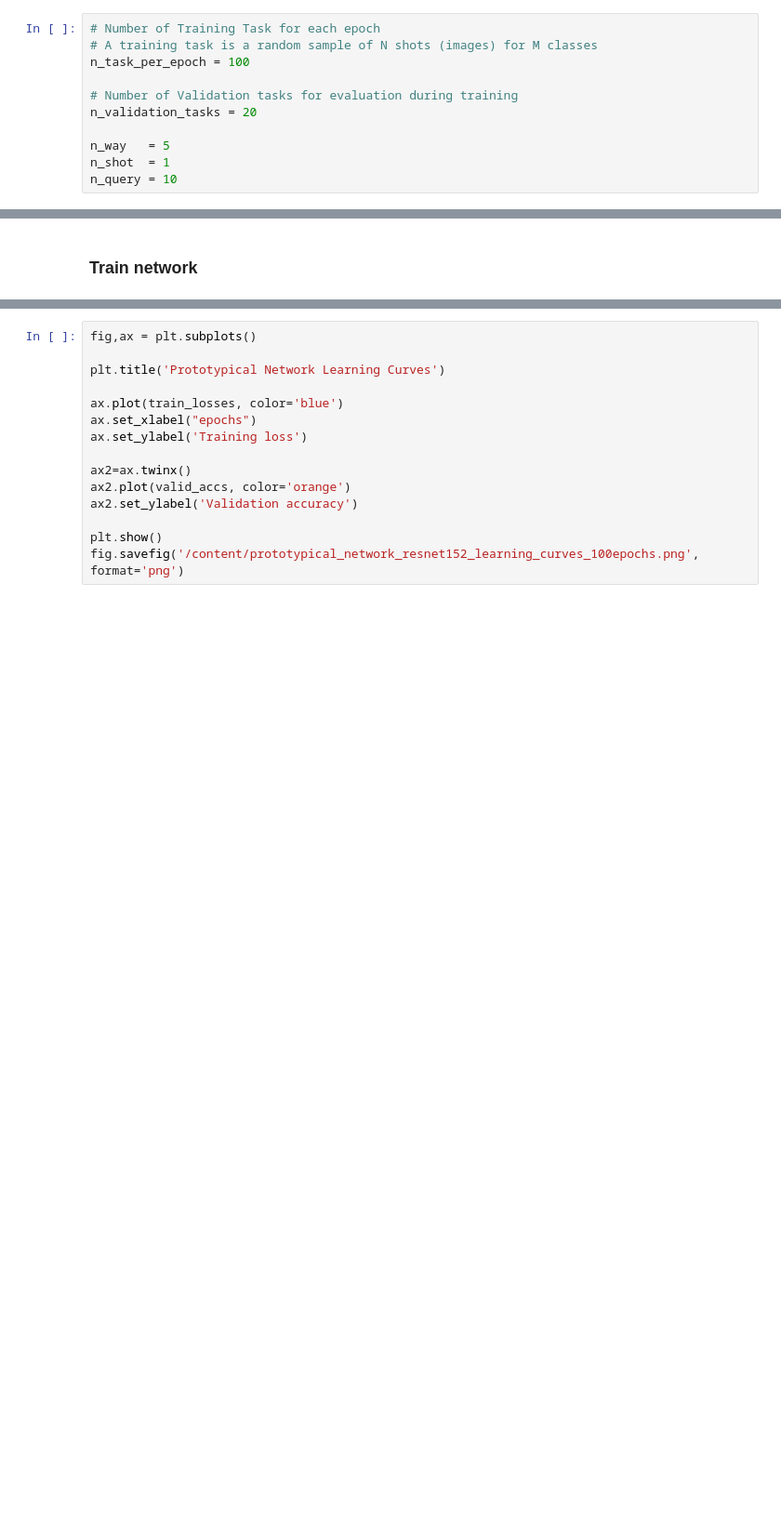
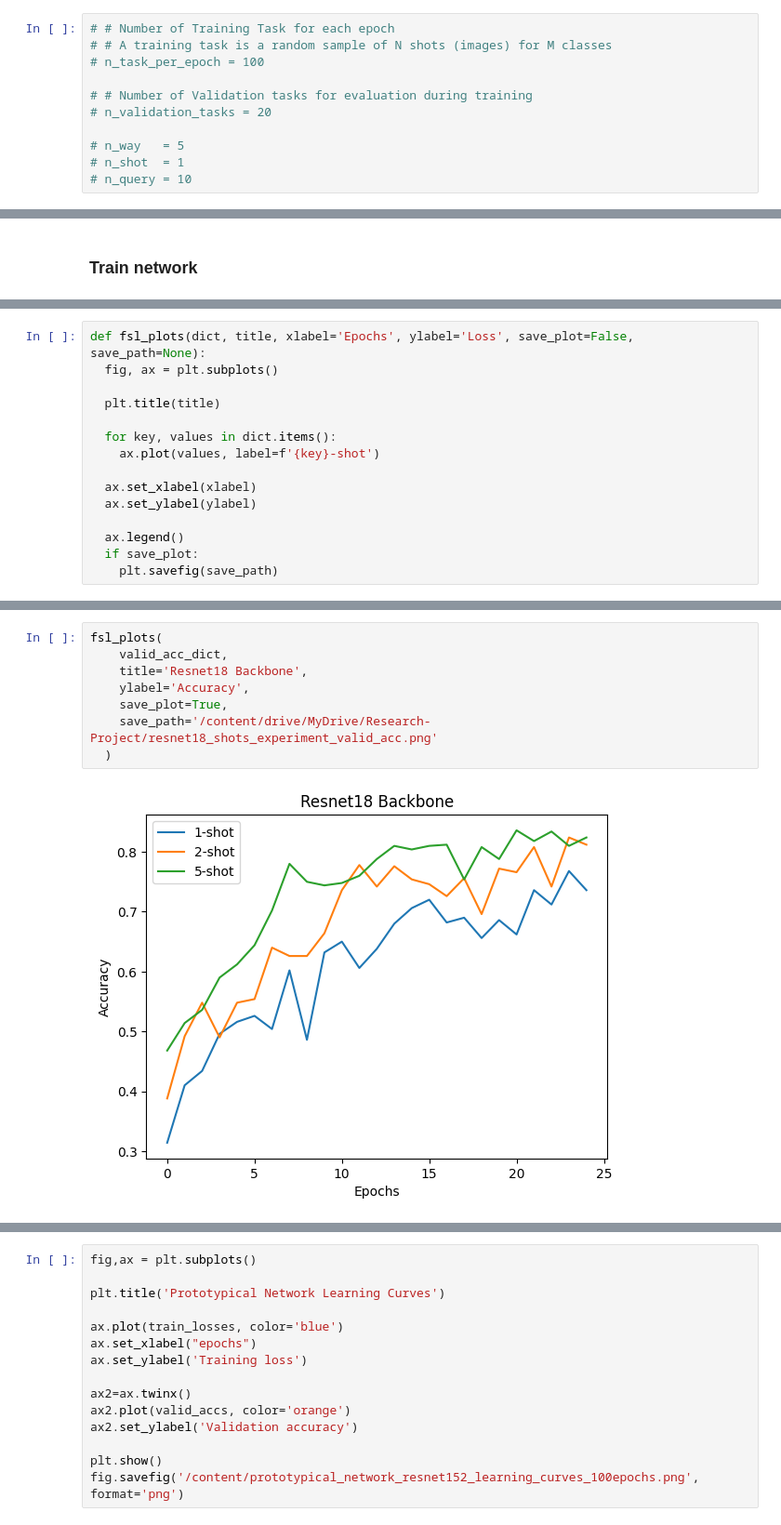
Before and after one commit to jwells52/creating-ai-enabled-systems, a Jupyter notebook: Research Project/notebooks/FSL_training.ipynb, the cells around one changed output, grey strips where cells are left out. Shown at 93% size. Saved outputs shown, nothing was run; the diff lists cells and outputs as text; blank space fills up the shorter version.

```diff
--- a/Research Project/notebooks/FSL_training.ipynb
+++ b/Research Project/notebooks/FSL_training.ipynb
@@ -125,14 +138,14 @@ valid_set = HumpbackWhaleDataset(
 # plt.imshow(next(iter(train_set))[0].permute(1, 2, 0).numpy())
 # plt.imshow(next(iter(valid_set))[0].permute(1, 2, 0).numpy())
 # %%
-# Number of Training Task for each epoch
-# A training task is a random sample of N shots (images) for M classes
-n_task_per_epoch = 100
+# # Number of Training Task for each epoch
+# # A training task is a random sample of N shots (images) for M classes
+# n_task_per_epoch = 100
 
-# Number of Validation tasks for evaluation during training
-n_validation_tasks = 20
+# # Number of Validation tasks for evaluation during training
+# n_validation_tasks = 20
 
-n_way   = 5
-n_shot  = 1
-n_query = 10
+# n_way   = 5
+# n_shot  = 1
+# n_query = 10
 # %%
@@ -180,0 +246,15 @@ train_losses, valid_accs = train_fsl(
+# %%
+def fsl_plots(dict, title, xlabel='Epochs', ylabel='Loss', save_plot=False, save_path=None):
+  fig, ax = plt.subplots()
+
+  plt.title(title)
+
+  for key, values in dict.items():
+    ax.plot(values, label=f'{key}-shot')
+
+  ax.set_xlabel(xlabel)
+  ax.set_ylabel(ylabel)
+
+  ax.legend()
+  if save_plot:
+    plt.savefig(save_path)
@@ -180,0 +264,10 @@ train_losses, valid_accs = train_fsl(
+# %%
+fsl_plots(
+    valid_acc_dict,
+    title='Resnet18 Backbone',
+    ylabel='Accuracy',
+    save_plot=True,
+    save_path='/content/drive/MyDrive/Research-Project/resnet18_shots_experiment_valid_acc.png'
+  )
+# %% [output]
+[figure, added]
```
Also changed, not shown: parts of 12 cells of this notebook.
